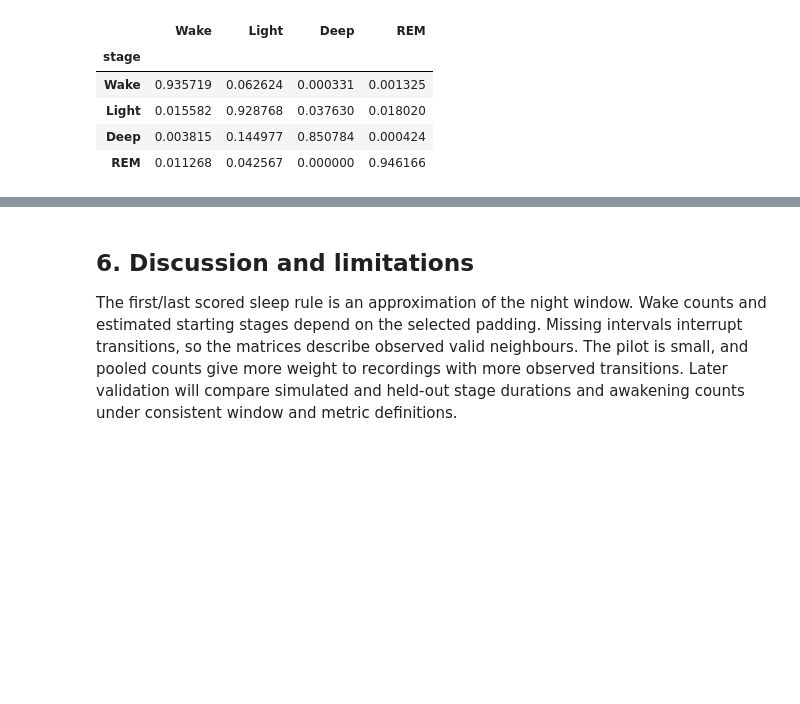
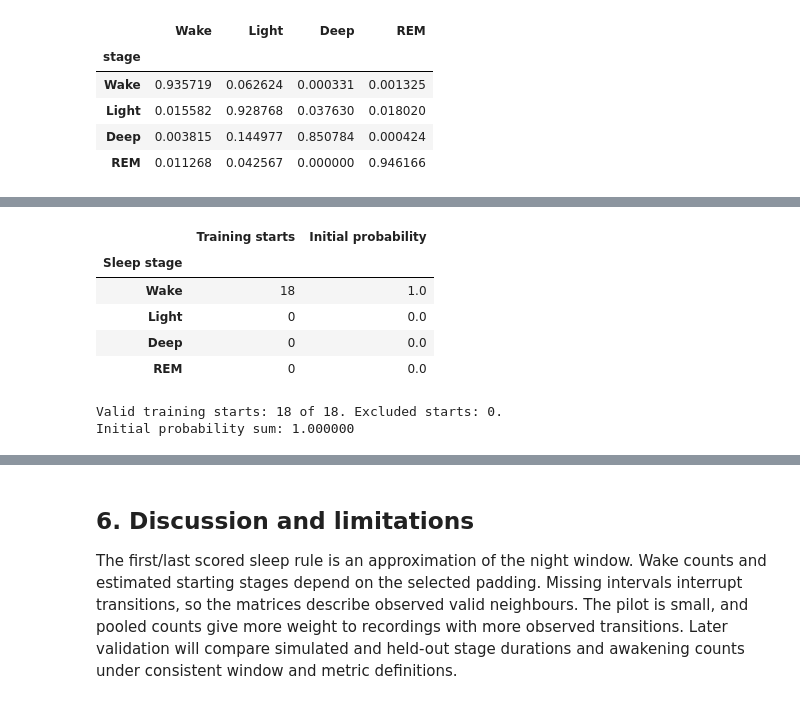
Before and after one commit to ShenalSilvaSD/Human-Sleep-Cycle-Simulator, a Jupyter notebook: notebook/Human_Sleep_Cycle_Simulator.ipynb, the cells around one changed output, grey strips where cells are left out. Saved outputs shown, nothing was run; the diff lists cells and outputs as text; code cells hidden in the pictures; blank space fills up the shorter version.

Commit message:
Add initial stage distribution and random sampling

```diff
--- a/notebook/Human_Sleep_Cycle_Simulator.ipynb
+++ b/notebook/Human_Sleep_Cycle_Simulator.ipynb
@@ -333,0 +338,35 @@ display(training_transition_probabilities.round(6))
+# %%
+# Use the first epoch of each preprocessed training window.
+training_first_stages = pd.Series(
+    {f"{record}-Hypnogram.edf": night["stage"].iloc[0]
+     for record, night in nights.items() if record[:5] not in held_out},
+    dtype="object",
+)
+expected_training_records = audit.loc[audit["split"].eq("training"), "record"]
+assert (
+    len(training_first_stages) == len(expected_training_records)
+    and set(training_first_stages.index) == set(expected_training_records)
+), "Expected exactly one first epoch from each training recording and none from held-out recordings"
+initial_stage_counts = training_first_stages.value_counts().reindex(list(STATES), fill_value=0)
+valid_starts = int(initial_stage_counts.sum())
+excluded_starts = len(training_first_stages) - valid_starts
+if valid_starts == 0:
+    raise ValueError("No training windows have a valid first-epoch sleep stage")
+
+initial_stage_probabilities = initial_stage_counts / valid_starts
+assert np.isclose(initial_stage_probabilities.sum(), 1), "Initial stage probabilities must sum to 1"
+display(pd.DataFrame({
+    "Training starts": initial_stage_counts,
+    "Initial probability": initial_stage_probabilities.round(6),
+}).rename_axis("Sleep stage"))
+print(f"Valid training starts: {valid_starts} of {len(training_first_stages)}. Excluded starts: {excluded_starts}.")
+print(f"Initial probability sum: {initial_stage_probabilities.sum():.6f}")
+# %% [output]
+|  | Training starts | Initial probability |
+| Sleep stage |  |  |
+| Wake | 18 | 1.0 |
+| Light | 0 | 0.0 |
+| Deep | 0 | 0.0 |
+| REM | 0 | 0.0 |
+Valid training starts: 18 of 18. Excluded starts: 0.
+Initial probability sum: 1.000000
```
Also changed, not shown: parts of 7 cells of this notebook.
